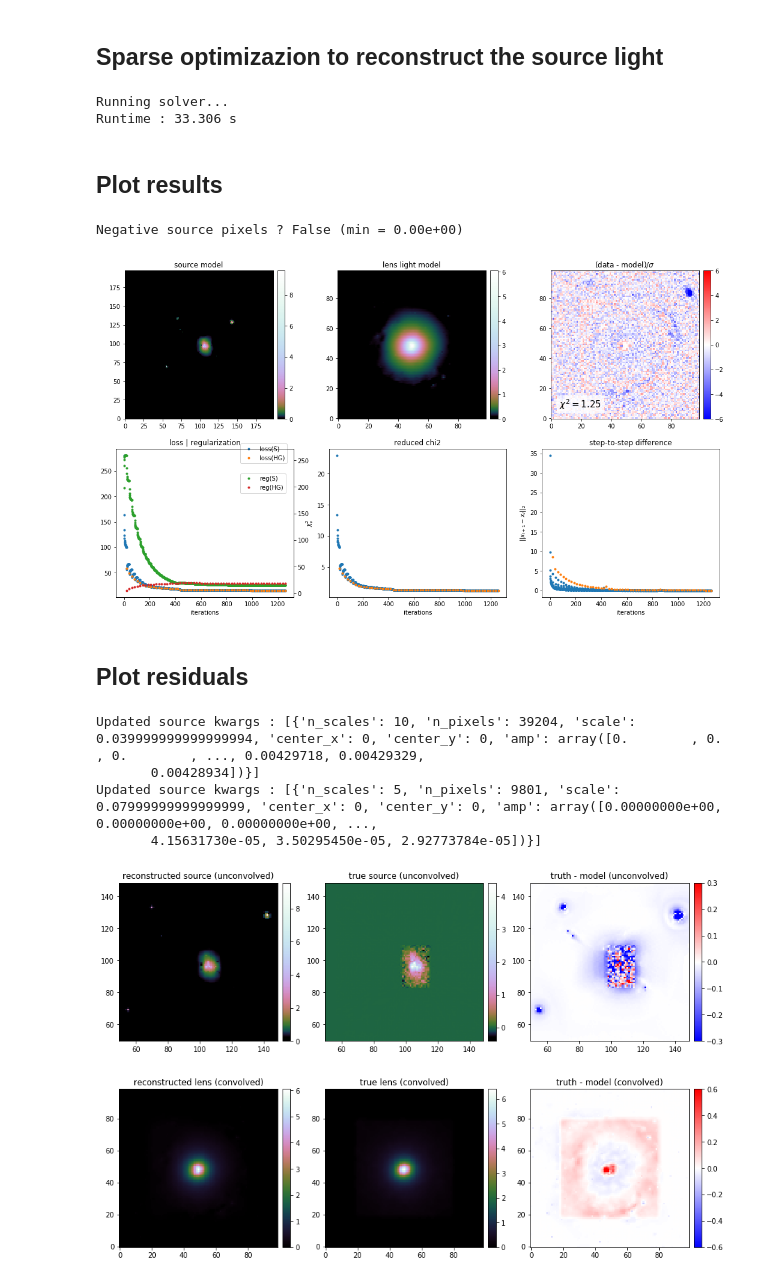
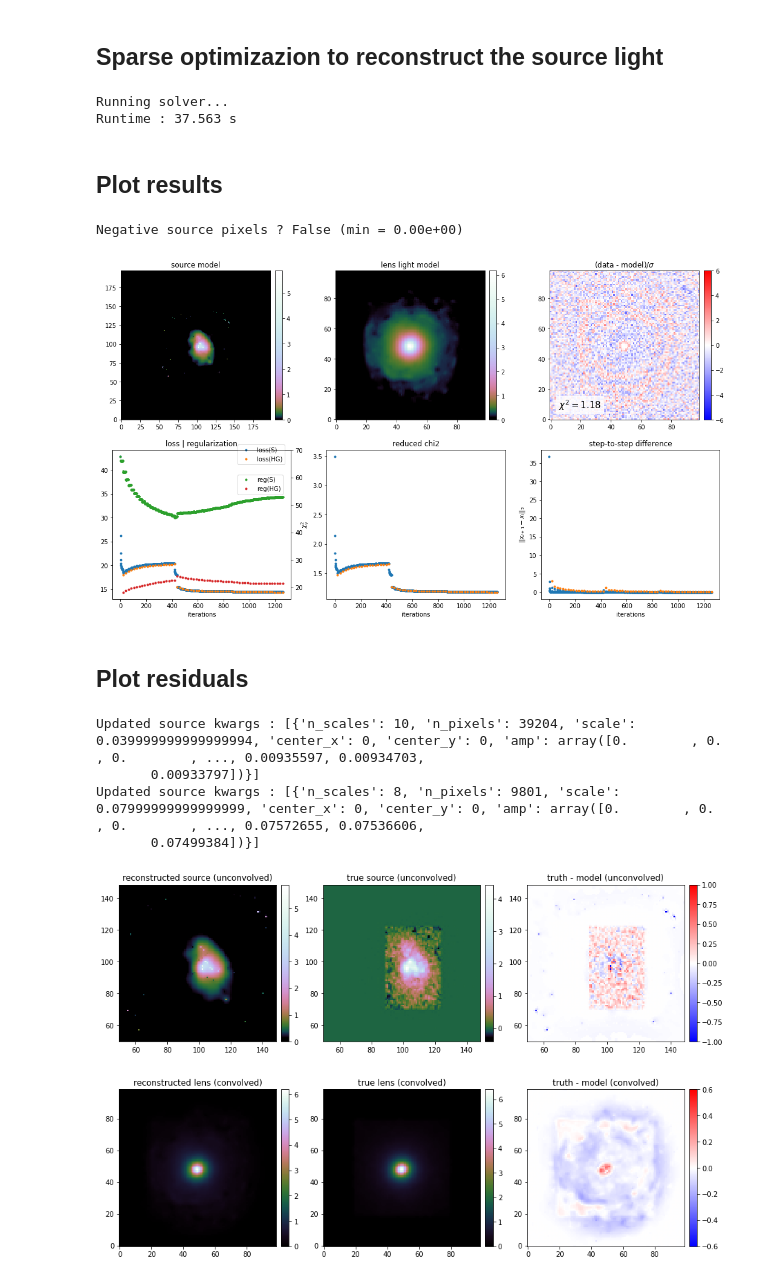
Before and after one commit to aymgal/SLITronomy, a Jupyter notebook: thirdparty/notebooks/06_complex_sourcelens_reconstruction.ipynb, the cells around one changed output. Drawn from its saved outputs; the diff is of its cells as text; code cells hidden in the pictures.

Commit message:
Add option to pass initial guess of lens light surface brightness

```diff
--- a/thirdparty/notebooks/06_complex_sourcelens_reconstruction.ipynb
+++ b/thirdparty/notebooks/06_complex_sourcelens_reconstruction.ipynb
@@ -102,7 +102,7 @@ galsim_delta_pix /= 3  # because we are using high res x 3 galsim below
 galsim_source_highres = truth['source_galsim_3']
 source_model_list = ['INTERPOL']
 kwargs_interpol_source = {'image': galsim_source_highres, 'amp': 2000, 'center_x': +0.3, 'center_y': -0.1, 'phi_G': 0,
-                          'scale': galsim_delta_pix / 2}
+                          'scale': galsim_delta_pix}
 kwargs_source = [kwargs_interpol_source]
 source_model_class = LightModel(light_model_list=source_model_list)
 
@@ -182,9 +182,13 @@ kwargs_source_sparsefit = [kwargs_starlets_source]
 source_model_class_sparsefit = LightModel(light_model_list=source_model_list_sparsefit)
 
 lens_light_model_list_sparsefit = ['STARLETS']
-kwargs_starlets_lens_light = {'n_scales': 5, 'n_pixels': np.size(image_sim)}
+kwargs_starlets_lens_light = {'n_scales': 8, 'n_pixels': np.size(image_sim)}
 kwargs_lens_light_sparsefit = [kwargs_starlets_lens_light]
 lens_light_model_class_sparsefit = LightModel(light_model_list=lens_light_model_list_sparsefit)
+
+
+init_lens_light_model = lens_light_sim_conv.copy()
+
 
 likelihood_mask = None
 
@@ -195,8 +199,9 @@ kwargs_sparse_solver = {
     'minimal_source_plane': False,
     'min_num_pix_source': 80,
 
+    'formulation': 'analysis',
     'max_threshold': 3,
-    'max_threshold_high_freq': 4,
+    'max_threshold_high_freq': 5,
     'num_iter_source': 20,
     'num_iter_lens': 20,
     'num_iter_weights': 3,
@@ -215,12 +220,13 @@ imageSparseFit = ImageSparseFit(data_class, psf_class=psf_class,
 print("Running solver...")
 start_time = time.time()
 model, model_error, param = imageSparseFit.image_sparse_solve(kwargs_lens, kwargs_source=kwargs_source_sparsefit,
-                                                       kwargs_lens_light=kwargs_lens_light_sparsefit)
+                                                              kwargs_lens_light=kwargs_lens_light_sparsefit,
+                                                              init_lens_light_model=init_lens_light_model)
 end_time = time.time()
 print("Runtime : {:.3f} s".format(end_time-start_time))
 # %% [output]
 Running solver...
-Runtime : 33.306 s
+Runtime : 37.563 s
 # %% [markdown]
 ## Plot results
 # %%
@@ -240,17 +246,17 @@ fig = sparseSolver.plot_results(res_vmin=-6, res_vmax=6,
 plt.show()
 # %% [output]
 Negative source pixels ? False (min = 0.00e+00)
-[figure, old version]
+[figure, new version]
 # %% [markdown]
 ## Plot residuals
 # %%
 print("Updated source kwargs :", kwargs_source_sparsefit)
 print("Updated source kwargs :", kwargs_lens_light_sparsefit)
 # %% [output]
-Updated source kwargs : [{'n_scales': 10, 'n_pixels': 39204, 'scale': 0.039999999999999994, 'center_x': 0, 'center_y': 0, 'amp': array([0.        , 0.        , 0.        , ..., 0.00429718, 0.00429329,
-       0.00428934])}]
-Updated source kwargs : [{'n_scales': 5, 'n_pixels': 9801, 'scale': 0.07999999999999999, 'center_x': 0, 'center_y': 0, 'amp': array([0.00000000e+00, 0.00000000e+00, 0.00000000e+00, ...,
-       4.15631730e-05, 3.50295450e-05, 2.92773784e-05])}]
+Updated source kwargs : [{'n_scales': 10, 'n_pixels': 39204, 'scale': 0.039999999999999994, 'center_x': 0, 'center_y': 0, 'amp': array([0.        , 0.        , 0.        , ..., 0.00935597, 0.00934703,
+       0.00933797])}]
+Updated source kwargs : [{'n_scales': 8, 'n_pixels': 9801, 'scale': 0.07999999999999999, 'center_x': 0, 'center_y': 0, 'amp': array([0.        , 0.        , 0.        , ..., 0.07572655, 0.07536606,
+       0.07499384])}]
 # %%
 # get source reconstructions
 source_estimate = imageSparseFit.source_surface_brightness(kwargs_source_sparsefit, kwargs_lens=None,
@@ -292,32 +298,32 @@ ax = axes[0, 1]
 #ax.set_title("reconstructed source (resized, convolved)")
 #im = ax.imshow(source_estimate_conv, origin='lower', cmap='gist_stern')
 ax.set_title("true source (unconvolved)")
 im = ax.imshow(source_sim_hd, origin='lower', cmap=log_cmap('cubehelix', 0.03, 1))
 ax.set_xlim(len(source_sim_hd)/4, 3*len(source_sim_hd)/4)
 ax.set_ylim(len(source_sim_hd)/4, 3*len(source_sim_hd)/4)
 nice_colorbar(im)
 ax = axes[0, 2]
 ax.set_title("truth - model (unconvolved)")
-im = ax.imshow(residuals_source_hd, origin='lower', cmap='bwr', vmin=-0.3, vmax=0.3)
+im = ax.imshow(residuals_source_hd, origin='lower', cmap='bwr', vmin=-1, vmax=1)
 ax.set_xlim(len(residuals_source_hd)/4, 3*len(residuals_source_hd)/4)
 ax.set_ylim(len(residuals_source_hd)/4, 3*len(residuals_source_hd)/4)
 nice_colorbar(im)
 
 ax = axes[1, 0]
 ax.set_title("reconstructed lens (convolved)")
 im = ax.imshow(lens_estimate, origin='lower', cmap='cubehelix')
 nice_colorbar(im)
 ax = axes[1, 1]
 #ax.set_title("reconstructed source (resized, convolved)")
 #im = ax.imshow(source_estimate_conv, origin='lower', cmap='gist_stern')
 ax.set_title("true lens (convolved)")
 im = ax.imshow(lens_light_sim_conv, origin='lower', cmap='cubehelix')
 nice_colorbar(im)
 ax = axes[1, 2]
 ax.set_title("truth - model (convolved)")
 im = ax.imshow(residuals_lens, origin='lower', cmap='bwr', vmin=-0.6, vmax=0.6)
 nice_colorbar(im)
 
 plt.show()
 # %% [output]
-[figure, old version]
+[figure, new version]
```
Also changed, not shown: parts of 2 cells of this notebook, 2 other files.
